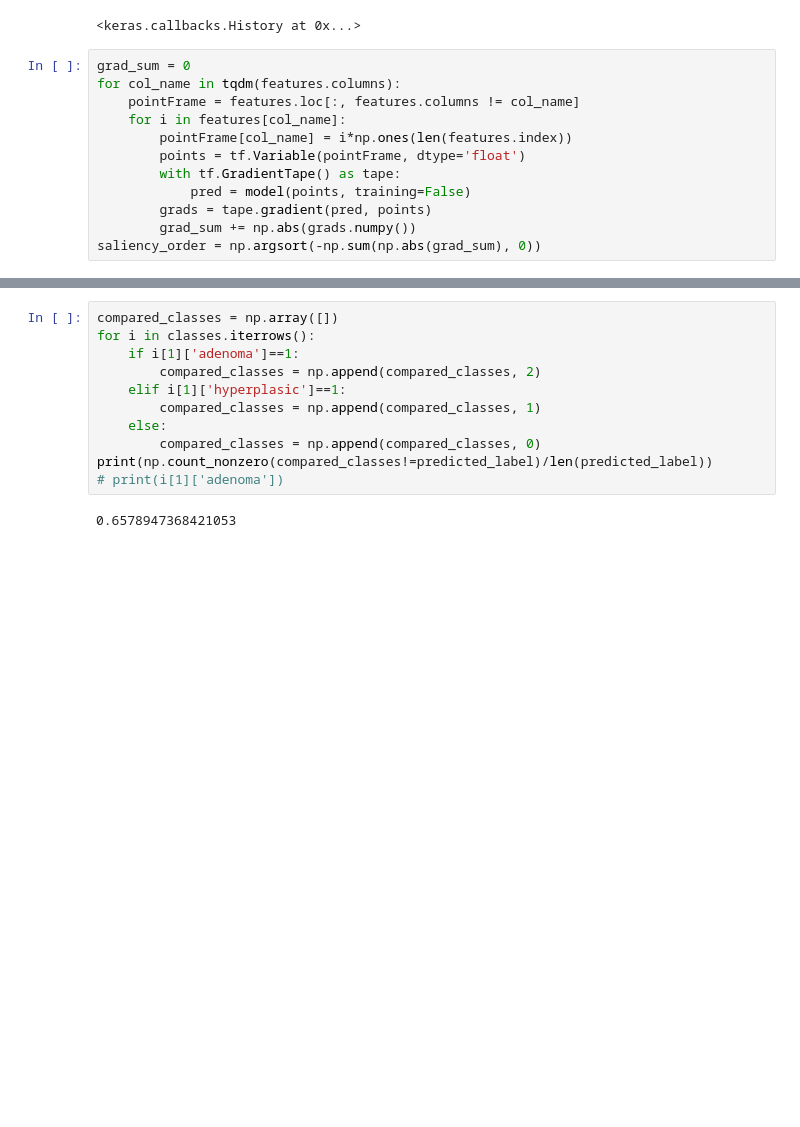
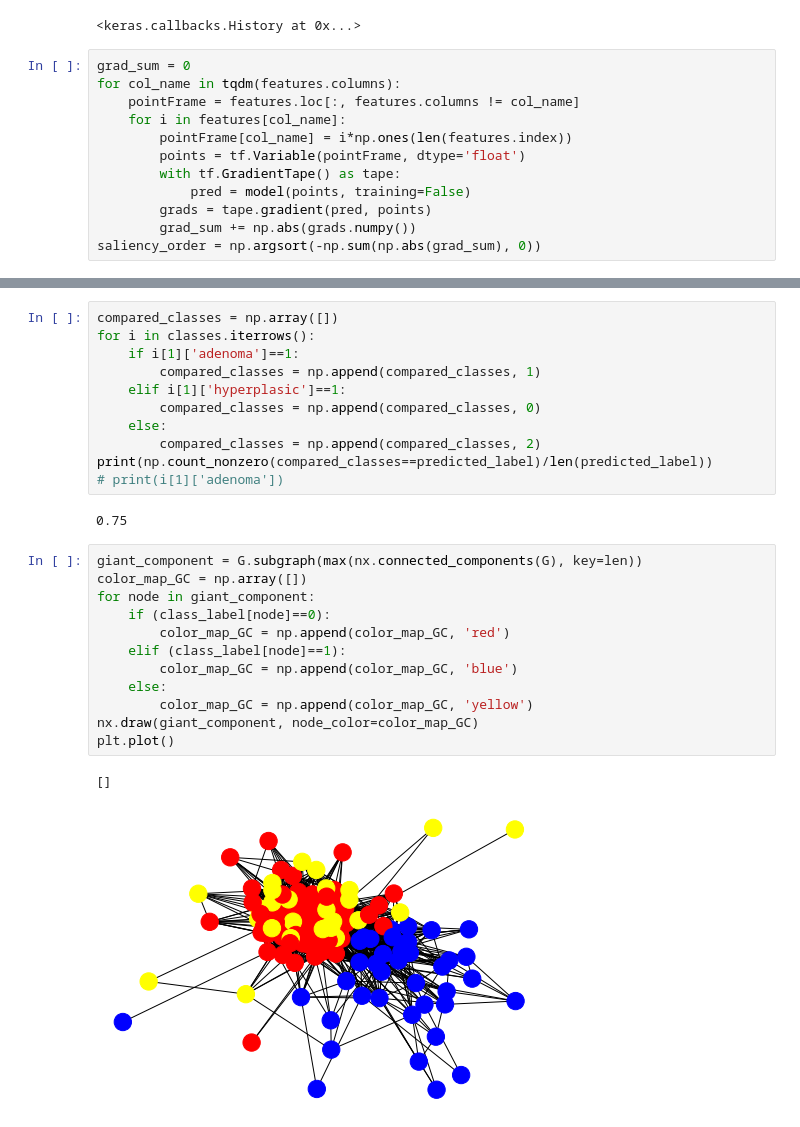
Before and after one commit to SirUnknown2/colonoscopy-videos-classification, a Jupyter notebook: MLPColonoscopy.ipynb, the cells around one changed output, grey strips where cells are left out. Cells and saved outputs as stored; diff of their text form; blank space fills up the shorter version.

```diff
--- a/MLPColonoscopy.ipynb
+++ b/MLPColonoscopy.ipynb
@@ -209,12 +201,27 @@ print(classes)
 compared_classes = np.array([])
 for i in classes.iterrows():
     if i[1]['adenoma']==1:
+        compared_classes = np.append(compared_classes, 1)
+    elif i[1]['hyperplasic']==1:
+        compared_classes = np.append(compared_classes, 0)
+    else:
         compared_classes = np.append(compared_classes, 2)
-    elif i[1]['hyperplasic']==1:
-        compared_classes = np.append(compared_classes, 1)
-    else:
-        compared_classes = np.append(compared_classes, 0)
-print(np.count_nonzero(compared_classes!=predicted_label)/len(predicted_label))
+print(np.count_nonzero(compared_classes==predicted_label)/len(predicted_label))
 # print(i[1]['adenoma'])
 # %% [output]
-0.6578947368421053
+0.75
+# %%
+giant_component = G.subgraph(max(nx.connected_components(G), key=len))
+color_map_GC = np.array([])
+for node in giant_component:
+    if (class_label[node]==0):
+        color_map_GC = np.append(color_map_GC, 'red')
+    elif (class_label[node]==1):
+        color_map_GC = np.append(color_map_GC, 'blue')
+    else:
+        color_map_GC = np.append(color_map_GC, 'yellow')
+nx.draw(giant_component, node_color=color_map_GC)
+plt.plot()
+# %% [output]
+[]
+[figure, added]
```
Also changed, not shown: parts of 9 cells of this notebook, 10 other files.
